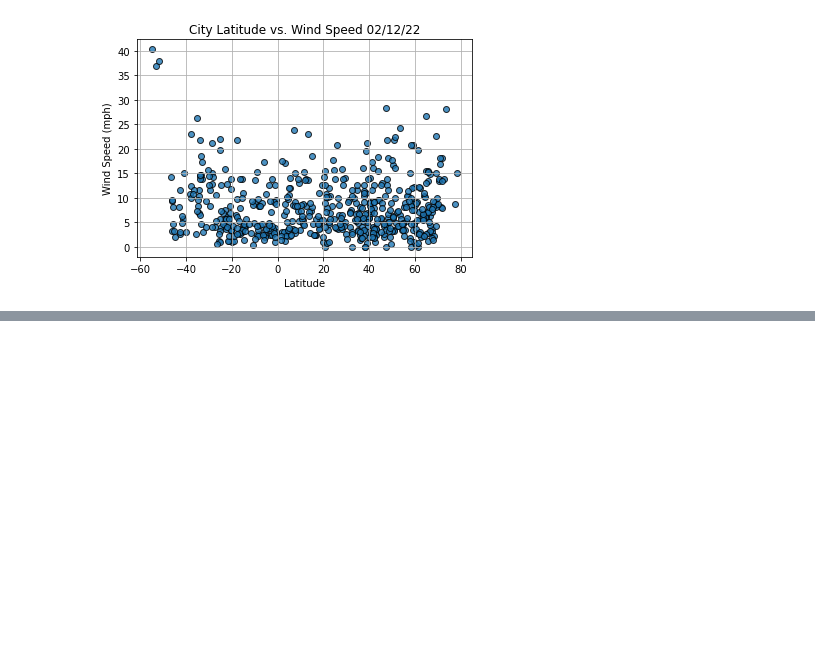
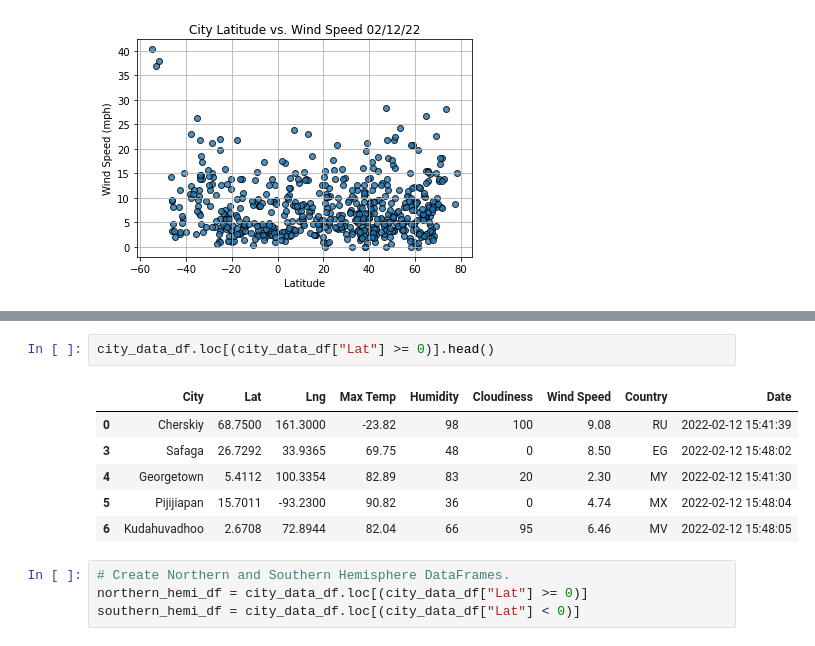
Before and after one commit to MStewart0218/World_Weather_Analysis, a Jupyter notebook: WeatherPy.ipynb, the cells around one changed output, grey strips where cells are left out. Drawn from its saved outputs; the diff is of its cells as text; blank space fills up the shorter version.

```diff
--- a/WeatherPy.ipynb
+++ b/WeatherPy.ipynb
@@ -260,0 +314,13 @@ plt.show()
+# %%
+city_data_df.loc[(city_data_df["Lat"] >= 0)].head()
+# %% [output]
+|  | City | Lat | Lng | Max Temp | Humidity | Cloudiness | Wind Speed | Country | Date |
+| 0 | Cherskiy | 68.7500 | 161.3000 | -23.82 | 98 | 100 | 9.08 | RU | 2022-02-12 15:41:39 |
+| 3 | Safaga | 26.7292 | 33.9365 | 69.75 | 48 | 0 | 8.50 | EG | 2022-02-12 15:48:02 |
+| 4 | Georgetown | 5.4112 | 100.3354 | 82.89 | 83 | 20 | 2.30 | MY | 2022-02-12 15:41:30 |
+| 5 | Pijijiapan | 15.7011 | -93.2300 | 90.82 | 36 | 0 | 4.74 | MX | 2022-02-12 15:48:04 |
+| 6 | Kudahuvadhoo | 2.6708 | 72.8944 | 82.04 | 66 | 95 | 6.46 | MV | 2022-02-12 15:48:05 |
+# %%
+# Create Northern and Southern Hemisphere DataFrames.
+northern_hemi_df = city_data_df.loc[(city_data_df["Lat"] >= 0)]
+southern_hemi_df = city_data_df.loc[(city_data_df["Lat"] < 0)]
```
Also changed, not shown: parts of 5 cells of this notebook, 1 other file.
